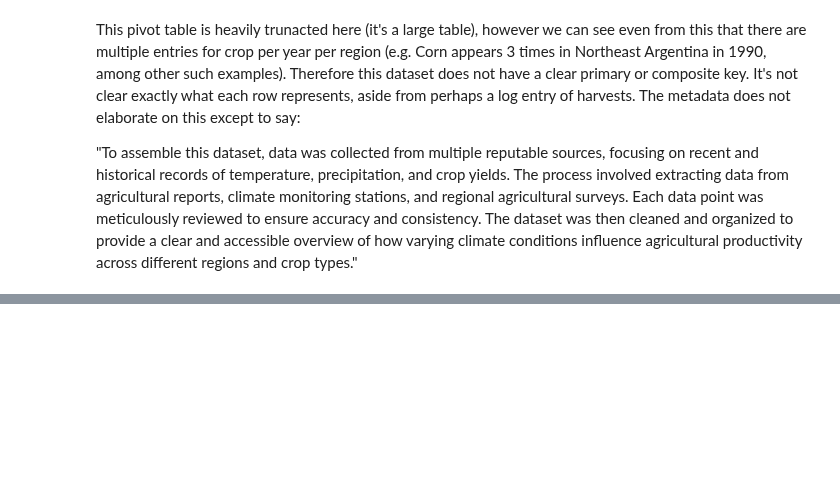
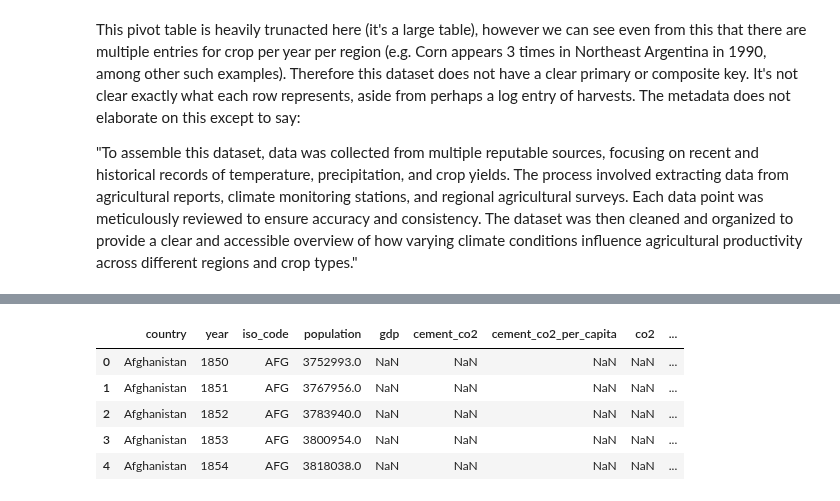
Before and after one commit to nickbartram/team6_project3, a Jupyter notebook: main_copy.ipynb, the cells around one changed output, grey strips where cells are left out. Drawn from its saved outputs; the diff is of its cells as text; code cells hidden in the pictures; blank space fills up the shorter version.

Commit message:
Started playing with owid data

```diff
--- a/main_copy.ipynb
+++ b/main_copy.ipynb
@@ -173,0 +317,3 @@ Therefore this dataset does not have a clear primary or composite key. It's not
+# %%
+# Create a df using pandas to read the CSV
+owid_df = pd.read_csv('Resources\owid-co2-data.csv')
@@ -173,0 +337,10 @@ Therefore this dataset does not have a clear primary or composite key. It's not
+# %%
+# Quick view of owid_df for reference
+owid_df.head()
+# %% [output]
+|  | country | year | iso_code | population | gdp | cement_co2 | cement_co2_per_capita | co2 | ... |
+| 0 | Afghanistan | 1850 | AFG | 3752993.0 | NaN | NaN | NaN | NaN | ... |
+| 1 | Afghanistan | 1851 | AFG | 3767956.0 | NaN | NaN | NaN | NaN | ... |
+| 2 | Afghanistan | 1852 | AFG | 3783940.0 | NaN | NaN | NaN | NaN | ... |
+| 3 | Afghanistan | 1853 | AFG | 3800954.0 | NaN | NaN | NaN | NaN | ... |
+| 4 | Afghanistan | 1854 | AFG | 3818038.0 | NaN | NaN | NaN | NaN | ... |
```
Also changed, not shown: parts of 13 cells of this notebook.
